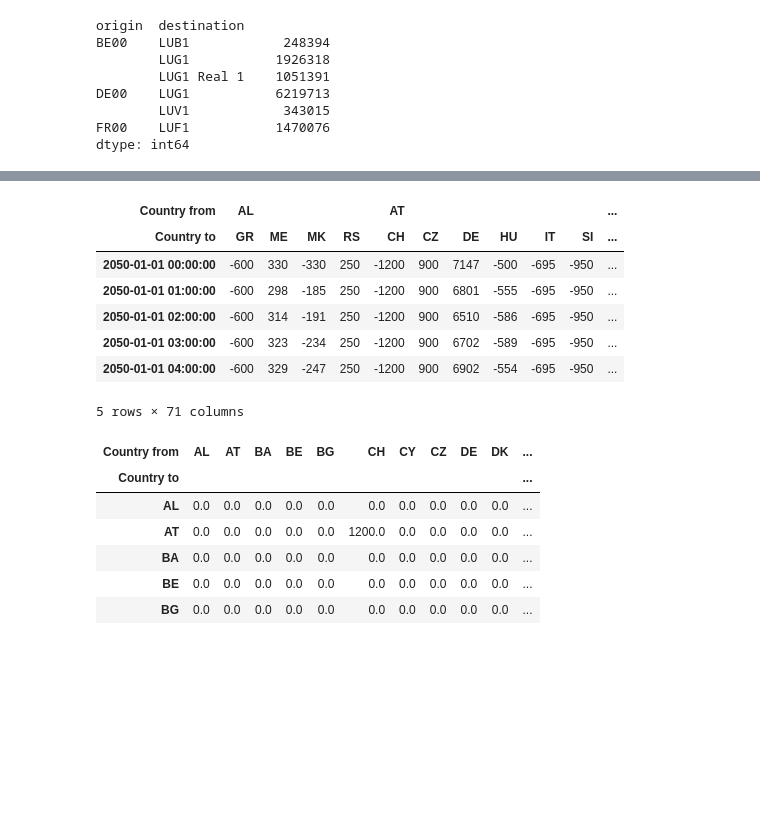
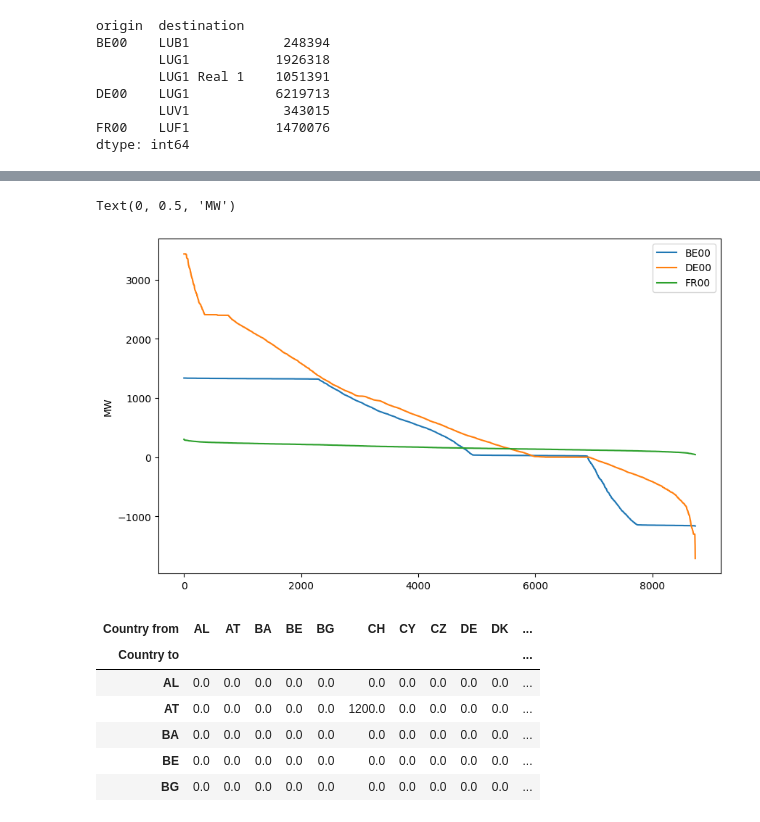
Before and after one commit to LIST-LUXEMBOURG/shrecc, a Jupyter notebook: notebooks/parsing_tyndp.ipynb, the cells around one changed output, grey strips where cells are left out. Saved outputs shown, nothing was run; the diff lists cells and outputs as text; code cells hidden in the pictures; blank space fills up the shorter version.

```diff
--- a/notebooks/parsing_tyndp.ipynb
+++ b/notebooks/parsing_tyndp.ipynb
@@ -502,3 +344,18 @@ px.area(od_hourly.loc[:, lu_imports].groupby(level="origin", axis=1).sum())
+# %%
+lu_imports_summary = od_hourly.loc[:, lu_imports].groupby(level="origin", axis=1).sum()
+
+fig, ax = plt.subplots(figsize=(10, 6))
+
+for c in ["BE00", "DE00", "FR00"]:
+    lu_imports_summary[c].sort_values(ascending=False).reset_index(drop=True).plot(
+        ax=ax
+    )
+
+ax.legend()
+ax.set_ylabel("MW")
+# %% [output]
+Text(0, 0.5, 'MW')
+[figure, added]
 # %%
 # Let's use Ember mapping to aggregate nodes
 
@@ -523,14 +378,3 @@ trade_agg = (
-# %%
-trade_agg
-# %% [output]
-| Country from | AL |  |  |  | AT |  |  |  |  |  | ... |
-| Country to | GR | ME | MK | RS | CH | CZ | DE | HU | IT | SI | ... |
-| 2050-01-01 00:00:00 | -600 | 330 | -330 | 250 | -1200 | 900 | 7147 | -500 | -695 | -950 | ... |
-| 2050-01-01 01:00:00 | -600 | 298 | -185 | 250 | -1200 | 900 | 6801 | -555 | -695 | -950 | ... |
-| 2050-01-01 02:00:00 | -600 | 314 | -191 | 250 | -1200 | 900 | 6510 | -586 | -695 | -950 | ... |
-| 2050-01-01 03:00:00 | -600 | 323 | -234 | 250 | -1200 | 900 | 6702 | -589 | -695 | -950 | ... |
-| 2050-01-01 04:00:00 | -600 | 329 | -247 | 250 | -1200 | 900 | 6902 | -554 | -695 | -950 | ... |
-5 rows × 71 columns
 # %%
 # Put everything as positive values
 pos = trade_agg.clip(lower=0).copy()
```
Also changed, not shown: parts of 56 cells of this notebook, 2 other files.
